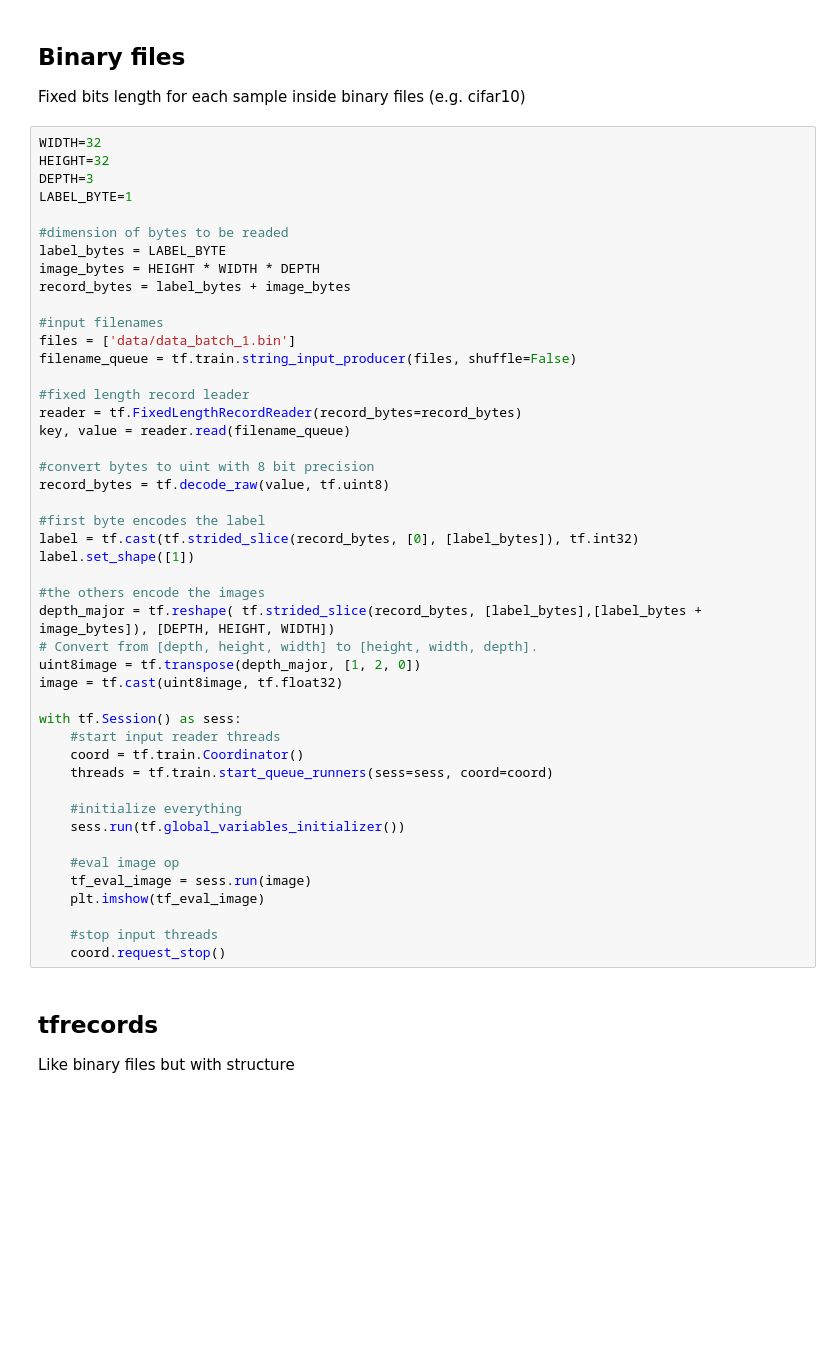
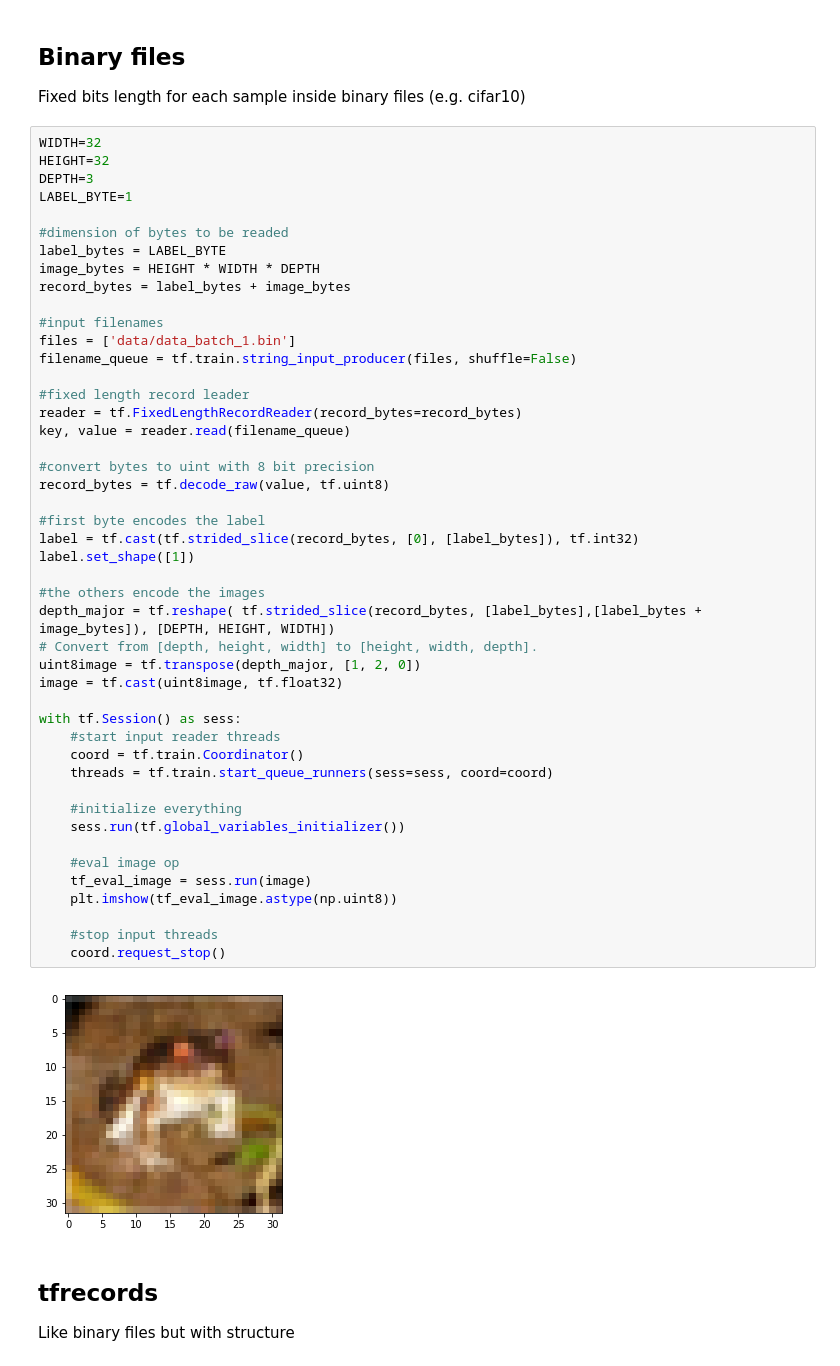
Before and after one commit to AlessioTonioni/TensorFlow-Intro, a Jupyter notebook: Inputs_types.ipynb, the cells around one changed output. Cells and saved outputs as stored; diff of their text form; blank space fills up the shorter version.

```diff
--- a/Inputs_types.ipynb
+++ b/Inputs_types.ipynb
@@ -66,34 +80,36 @@ filename_queue = tf.train.string_input_producer(files, shuffle=False)
 #fixed length record leader
 reader = tf.FixedLengthRecordReader(record_bytes=record_bytes)
 key, value = reader.read(filename_queue)
 
 #convert bytes to uint with 8 bit precision
 record_bytes = tf.decode_raw(value, tf.uint8)
 
 #first byte encodes the label
 label = tf.cast(tf.strided_slice(record_bytes, [0], [label_bytes]), tf.int32)
 label.set_shape([1])
 
 #the others encode the images
 depth_major = tf.reshape( tf.strided_slice(record_bytes, [label_bytes],[label_bytes + image_bytes]), [DEPTH, HEIGHT, WIDTH])
 # Convert from [depth, height, width] to [height, width, depth].
 uint8image = tf.transpose(depth_major, [1, 2, 0])
 image = tf.cast(uint8image, tf.float32)
 
 with tf.Session() as sess:
     #start input reader threads
     coord = tf.train.Coordinator()
     threads = tf.train.start_queue_runners(sess=sess, coord=coord)
 
     #initialize everything
     sess.run(tf.global_variables_initializer())
 
     #eval image op
     tf_eval_image = sess.run(image)
-    plt.imshow(tf_eval_image)
+    plt.imshow(tf_eval_image.astype(np.uint8))
 
     #stop input threads
     coord.request_stop()
+# %% [output]
+[figure, added]
 # %% [markdown]
 ## tfrecords
 Like binary files but with structure
```
Also changed, not shown: parts of 5 cells of this notebook, 4 other files.
